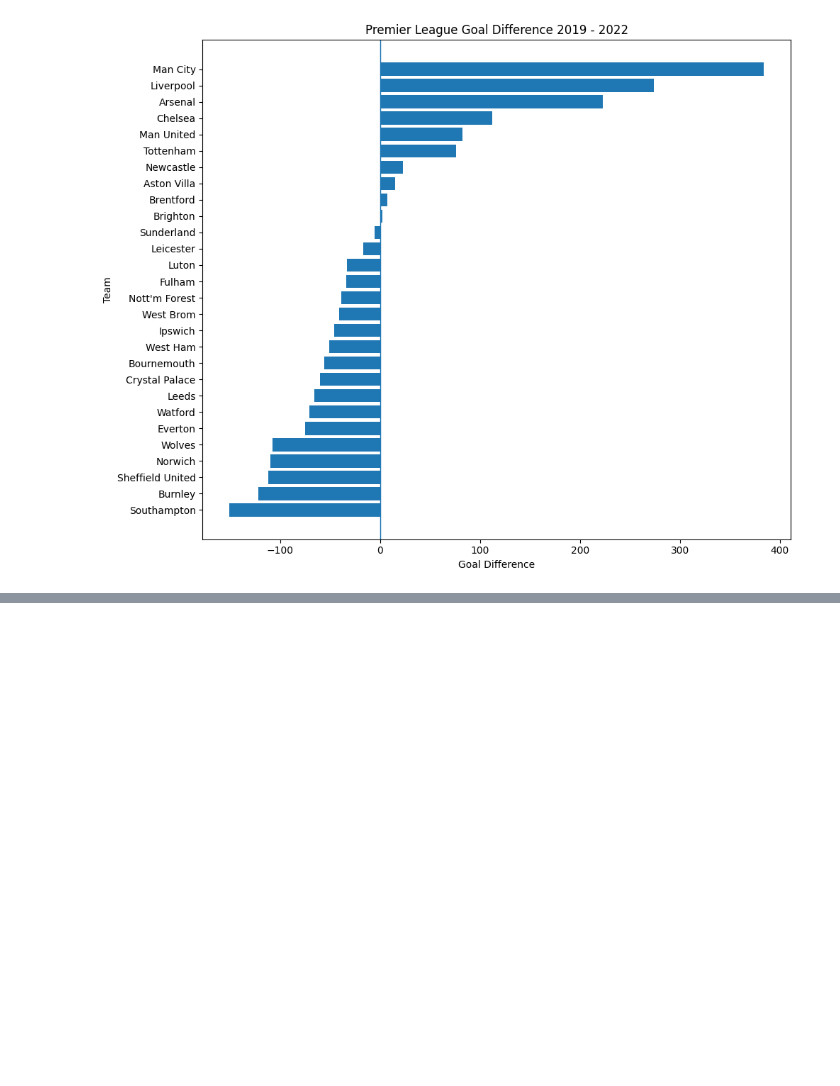
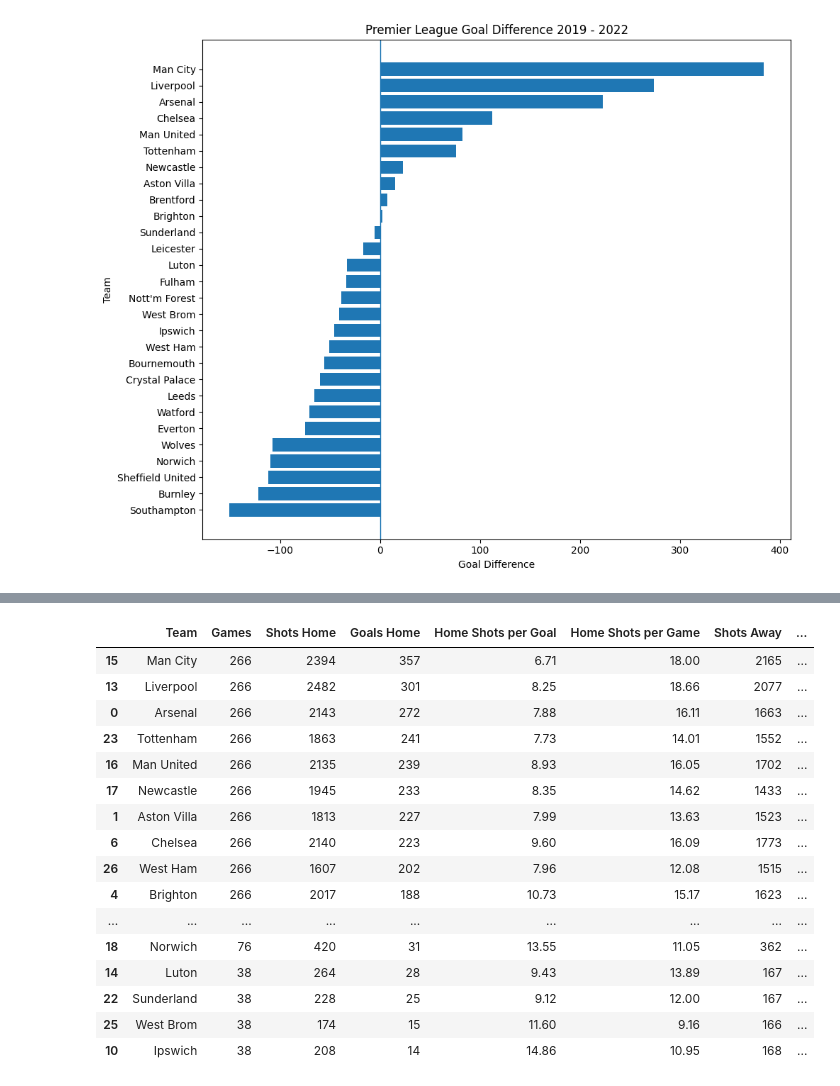
Before and after one commit to kkathait/D501_Final_Project, a Jupyter notebook: premier_data_vis.ipynb, the cells around one changed output, grey strips where cells are left out. Drawn from its saved outputs; the diff is of its cells as text; code cells hidden in the pictures; blank space fills up the shorter version.

```diff
--- a/premier_data_vis.ipynb
+++ b/premier_data_vis.ipynb
@@ -225,0 +317,70 @@ plt.show()
+# %%
+records = []
+
+for team in teams:
+    # Home games
+    home_games = df_premier[df_premier["HomeTeam"] == team]
+
+    home_goals_for = home_games["FTHG"].sum()
+    home_goals_against = home_games["FTAG"].sum()
+
+    home_shots_for = home_games["HS"].sum()
+    home_shots_against = home_games["AS"].sum()
+
+    # Away games
+    away_games = df_premier[df_premier["AwayTeam"] == team]
+
+    away_goals_for = away_games["FTAG"].sum()
+    away_goals_against = away_games["FTHG"].sum()
+
+    away_shots_for = away_games["AS"].sum()
+    away_shots_against = away_games["HS"].sum()
+
+    records.append({
+        "Team": team,
+        "Games": len(home_games) + len(away_games),
+        "Shots Home": home_shots_for,
+        "Goals Home": home_goals_for,
+        "Home Shots per Goal": home_shots_for / home_goals_for if home_goals_for > 0 else 0,
+        "Home Shots per Game": home_shots_for / (len(home_games) if len(home_games) > 0 else 1),
+        "Shots Away": away_shots_for,
+        "Goals Away": away_goals_for,
+        "Away Shots per Goal": away_shots_for / away_goals_for if away_goals_for > 0 else 0,
+        "Away Shots per Game": away_shots_for / (len(away_games) if len(away_games) > 0 else 1)
+    })
+
+
+splits_table = pd.DataFrame(records)
+
+splits_table["Home Shots per Goal"] = splits_table["Home Shots per Goal"].round(2)
+
+splits_table["Home Shots per Game"] = splits_table["Home Shots per Game"].round(2)
+
+splits_table["Away Shots per Goal"] = splits_table["Away Shots per Goal"].round(2)
+
+splits_table["Away Shots per Game"] = splits_table["Away Shots per Game"].round(2)
+
+splits_table = splits_table.sort_values(
+    "Goals Home",
+    ascending=False
+)
+
+splits_table
+# %% [output]
+|  | Team | Games | Shots Home | Goals Home | Home Shots per Goal | Home Shots per Game | Shots Away | ... |
+| 15 | Man City | 266 | 2394 | 357 | 6.71 | 18.00 | 2165 | ... |
+| 13 | Liverpool | 266 | 2482 | 301 | 8.25 | 18.66 | 2077 | ... |
+| 0 | Arsenal | 266 | 2143 | 272 | 7.88 | 16.11 | 1663 | ... |
+| 23 | Tottenham | 266 | 1863 | 241 | 7.73 | 14.01 | 1552 | ... |
+| 16 | Man United | 266 | 2135 | 239 | 8.93 | 16.05 | 1702 | ... |
+| 17 | Newcastle | 266 | 1945 | 233 | 8.35 | 14.62 | 1433 | ... |
+| 1 | Aston Villa | 266 | 1813 | 227 | 7.99 | 13.63 | 1523 | ... |
+| 6 | Chelsea | 266 | 2140 | 223 | 9.60 | 16.09 | 1773 | ... |
+| 26 | West Ham | 266 | 1607 | 202 | 7.96 | 12.08 | 1515 | ... |
+| 4 | Brighton | 266 | 2017 | 188 | 10.73 | 15.17 | 1623 | ... |
+| ... | ... | ... | ... | ... | ... | ... | ... | ... |
+| 18 | Norwich | 76 | 420 | 31 | 13.55 | 11.05 | 362 | ... |
+| 14 | Luton | 38 | 264 | 28 | 9.43 | 13.89 | 167 | ... |
+| 22 | Sunderland | 38 | 228 | 25 | 9.12 | 12.00 | 167 | ... |
+| 25 | West Brom | 38 | 174 | 15 | 11.60 | 9.16 | 166 | ... |
+| 10 | Ipswich | 38 | 208 | 14 | 14.86 | 10.95 | 168 | ... |
```
Also changed, not shown: parts of 6 cells of this notebook.
